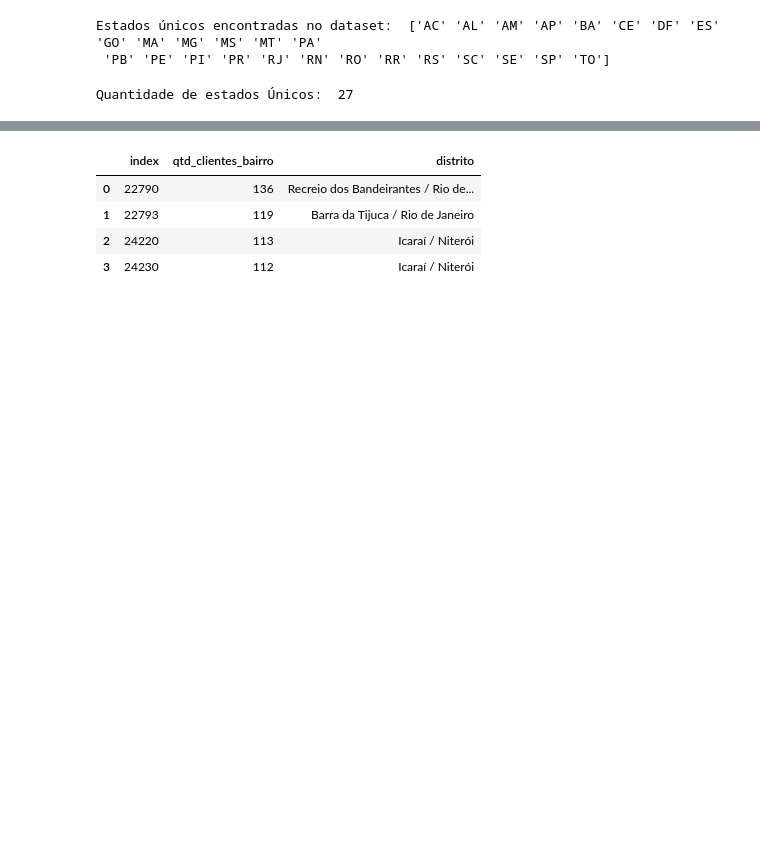
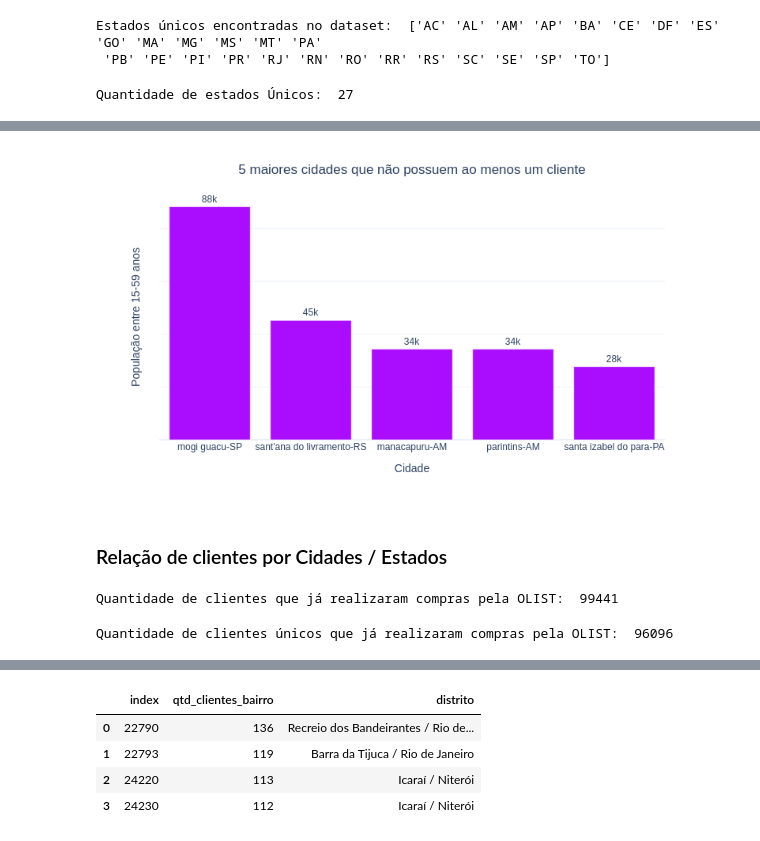
Before and after one commit to vf-fontes/intro-cd, a Jupyter notebook: 20200930_Olist.ipynb, the cells around one changed output, grey strips where cells are left out. Saved outputs shown, nothing was run; the diff lists cells and outputs as text; code cells hidden in the pictures; blank space fills up the shorter version.

```diff
--- a/20200930_Olist.ipynb
+++ b/20200930_Olist.ipynb
@@ -413,0 +242,23 @@ df_top4_bairros
+# %%
+# 5 maiores cidades que não possuem um único cliente
+data = df_cidades_sem_clientes[['CITY','IBGE_15-59','STATE']].sort_values('IBGE_15-59',ascending=False).head(5)
+data['CITY_STATE']=data['CITY']+'-'+data['STATE']
+fig = px.bar(data,x='CITY_STATE',y='IBGE_15-59', labels={'IBGE_15-59': 'População entre 15-59 anos', 'CITY_STATE':'Cidade'},text='IBGE_15-59',color_discrete_sequence=px.colors.qualitative.Alphabet,template='plotly_white')
+fig.update_layout(title={'text' :'5 maiores cidades que não possuem ao menos um cliente','y': 0.95,'x': 0.5})
+fig.update_traces(texttemplate='%{text:.2s}', textposition='outside')
+fig.update_yaxes(showticklabels=False)
+gitly.show(fig)
+# %% [output]
+[figure, added]
+# %% [markdown]
+### Relação de clientes por Cidades / Estados
+# %%
+# Quantidade de clientes que realizaram ao menos um compra
+print('Quantidade de clientes que já realizaram compras pela OLIST: ', len(df_clientes.customer_id.unique()))
+# %% [output]
+Quantidade de clientes que já realizaram compras pela OLIST:  99441
+# %%
+# Quantidade de clientes únicos que já realizaram compras
+print('Quantidade de clientes únicos que já realizaram compras pela OLIST: ', df_clientes.customer_unique_id.nunique())
+# %% [output]
+Quantidade de clientes únicos que já realizaram compras pela OLIST:  96096
```
Also changed, not shown: parts of 65 cells of this notebook.
